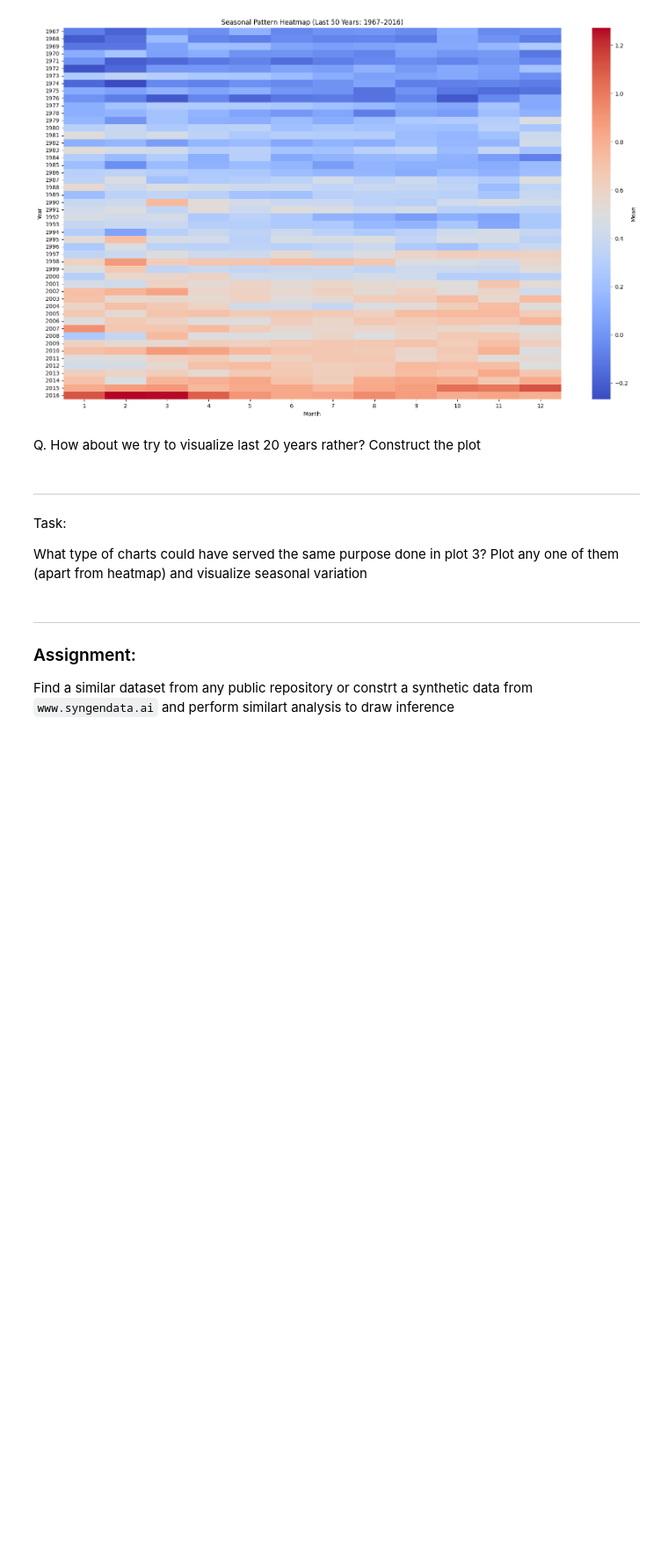
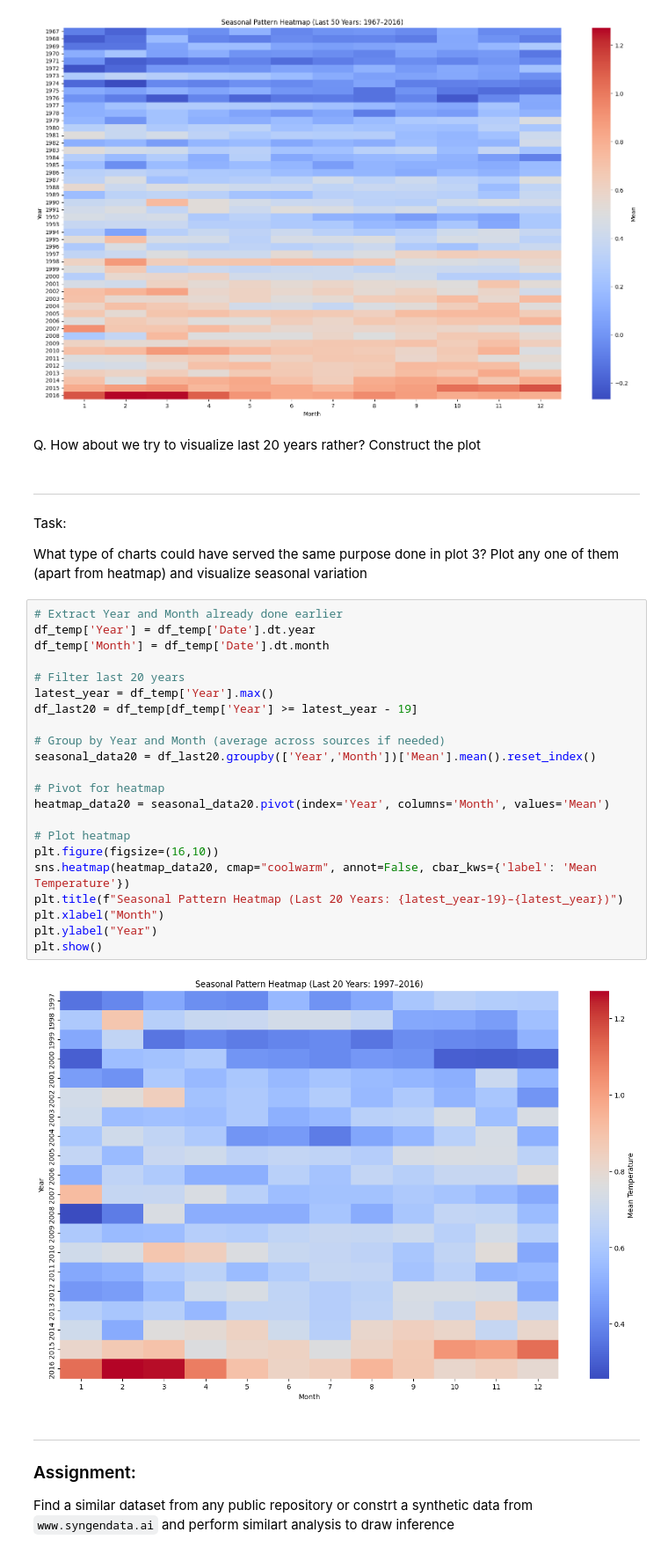
Before and after one commit to Malancha7089/IDEAS_TIHub_Final_Project_Submission, a Jupyter notebook: Copy_of_07_visualizing_time_series_dataset_global_temp_data.ipynb, the cells around one changed output. Shown at 88% size. Saved outputs shown, nothing was run; the diff lists cells and outputs as text; blank space fills up the shorter version.

```diff
--- a/Copy_of_07_visualizing_time_series_dataset_global_temp_data.ipynb
+++ b/Copy_of_07_visualizing_time_series_dataset_global_temp_data.ipynb
@@ -194,6 +231,30 @@ Q. How about we try to visualize last 20 years rather? Construct the plot
 Task:
 
 What type of charts could have served the same purpose done in plot 3? Plot any one of them (apart from heatmap) and visualize seasonal variation
+# %%
+# Extract Year and Month already done earlier
+df_temp['Year'] = df_temp['Date'].dt.year
+df_temp['Month'] = df_temp['Date'].dt.month
+
+# Filter last 20 years
+latest_year = df_temp['Year'].max()
+df_last20 = df_temp[df_temp['Year'] >= latest_year - 19]
+
+# Group by Year and Month (average across sources if needed)
+seasonal_data20 = df_last20.groupby(['Year','Month'])['Mean'].mean().reset_index()
+
+# Pivot for heatmap
+heatmap_data20 = seasonal_data20.pivot(index='Year', columns='Month', values='Mean')
+
+# Plot heatmap
+plt.figure(figsize=(16,10))
+sns.heatmap(heatmap_data20, cmap="coolwarm", annot=False, cbar_kws={'label': 'Mean Temperature'})
+plt.title(f"Seasonal Pattern Heatmap (Last 20 Years: {latest_year-19}–{latest_year})")
+plt.xlabel("Month")
+plt.ylabel("Year")
+plt.show()
+# %% [output]
+[figure, added]
 # %% [markdown]
 
 
```
Also changed, not shown: parts of 5 cells of this notebook.
